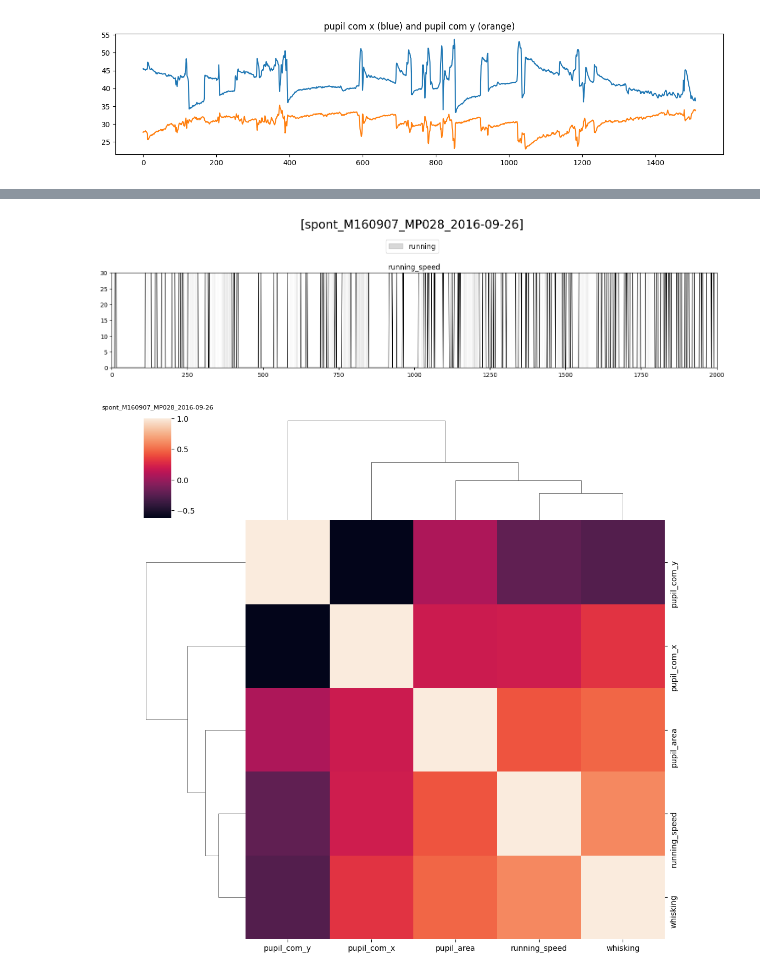
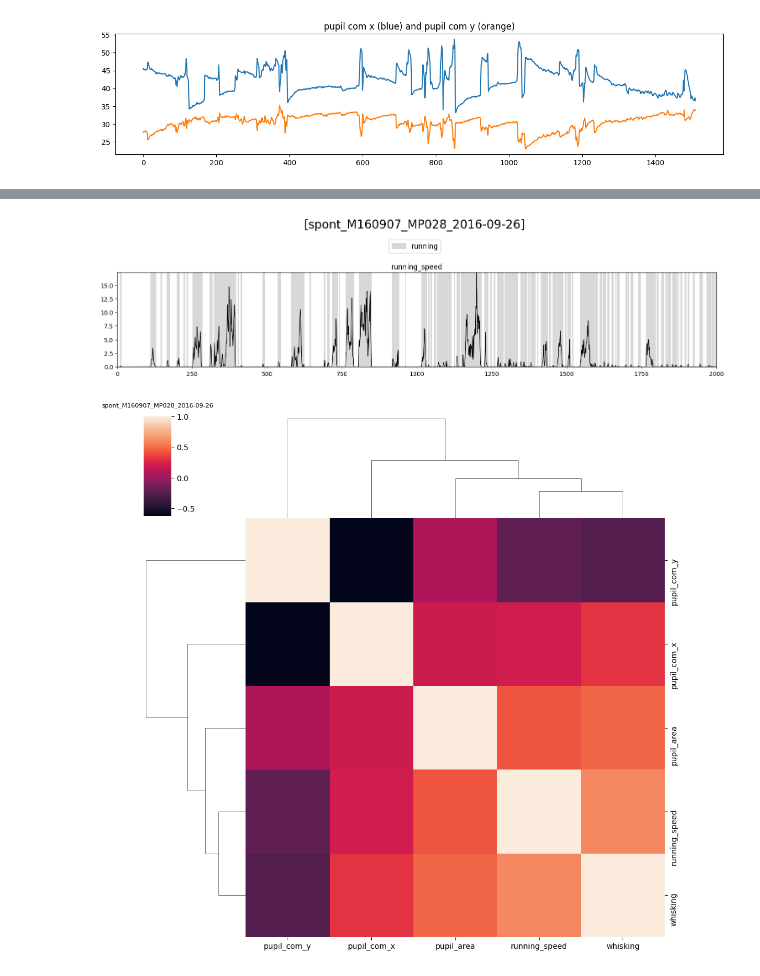
Before and after one commit to julian-zim/higama, a Jupyter notebook: organisms/mouse-2019-stringer/src/exploration/explore.ipynb, the cells around one changed output, grey strips where cells are left out. Drawn from its saved outputs; the diff is of its cells as text; code cells hidden in the pictures.

```diff
--- a/organisms/mouse-2019-stringer/src/exploration/explore.ipynb
+++ b/organisms/mouse-2019-stringer/src/exploration/explore.ipynb
@@ -136,12 +106,12 @@ Text(0.5, 1.0, 'pupil com x (blue) and pupil com y (orange)')
 # %%
 classes = continuous_behaviors[0][['running_speed']].values > np.quantile(continuous_behaviors[0][['running_speed']].values, 0.05)
 
-plot_utils.plot_traces(pd.DataFrame(data=classes[:2000] * 30, columns=continuous_behaviors[0][['running_speed']].columns),
-					   continuous_behaviors[0][['running_speed']].iloc[:2000],
+plot_utils.plot_traces(continuous_behaviors[0][['running_speed']].iloc[:2000],
+					   pd.DataFrame(data=classes[:2000] * 30, columns=continuous_behaviors[0][['running_speed']].columns),
 					   label='running',
 					   title=f'[{filenames[plot_idx]}]', ylimits=None, plots_per_row=1)
 # %% [output]
-[figure, old version]
+[figure, new version]
 # %%
 # correlation = traces[plot_idx].iloc[:1500, :1000].corr()
 # heatmap = sns.clustermap(correlation, yticklabels=True, xticklabels=True)
```
Also changed, not shown: parts of 6 cells of this notebook, 33 other files.
